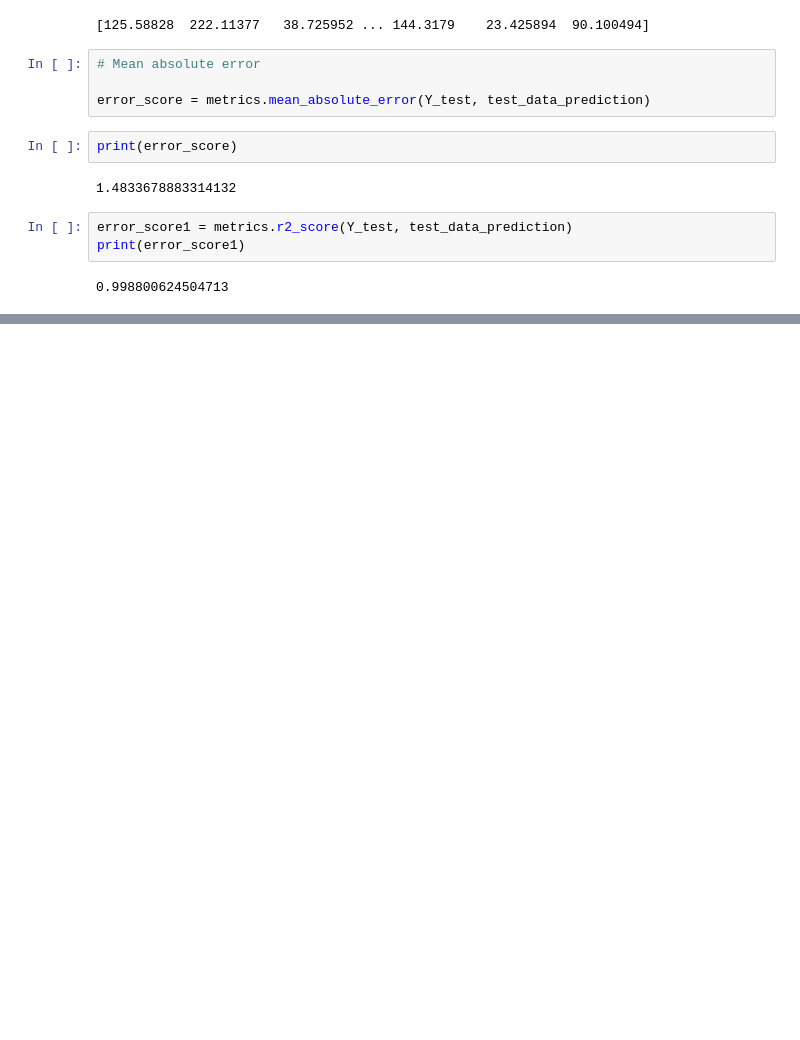
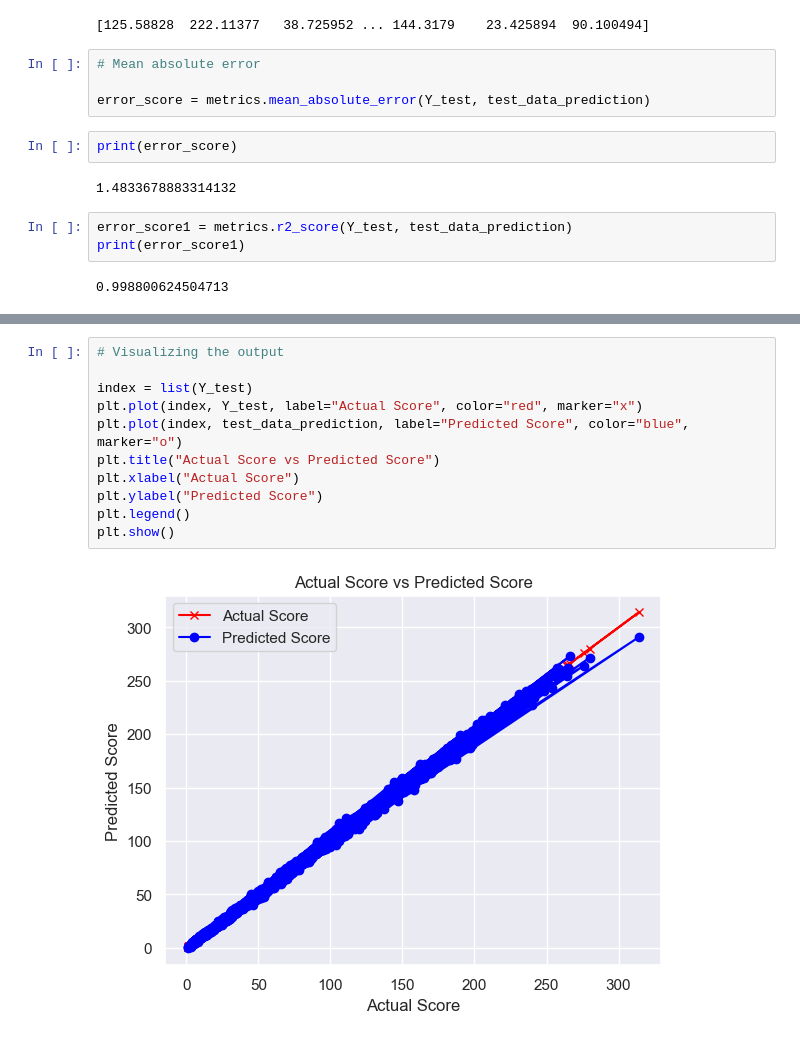
Before and after one commit to RJ-Hossan/ML_Project, a Jupyter notebook: Calorie_Burnt_Predictor/calorie_burnt_prediction.ipynb, the cells around one changed output, grey strips where cells are left out. Drawn from its saved outputs; the diff is of its cells as text; blank space fills up the shorter version.

```diff
--- a/Calorie_Burnt_Predictor/calorie_burnt_prediction.ipynb
+++ b/Calorie_Burnt_Predictor/calorie_burnt_prediction.ipynb
@@ -337,0 +338,13 @@ plt.show()
+# %%
+# Visualizing the output
+
+index = list(Y_test)
+plt.plot(index, Y_test, label="Actual Score", color="red", marker="x")
+plt.plot(index, test_data_prediction, label="Predicted Score", color="blue", marker="o")
+plt.title("Actual Score vs Predicted Score")
+plt.xlabel("Actual Score")
+plt.ylabel("Predicted Score")
+plt.legend()
+plt.show()
+# %% [output]
+[figure, added]
```
Also changed, not shown: parts of 3 cells of this notebook, 3 other files.
